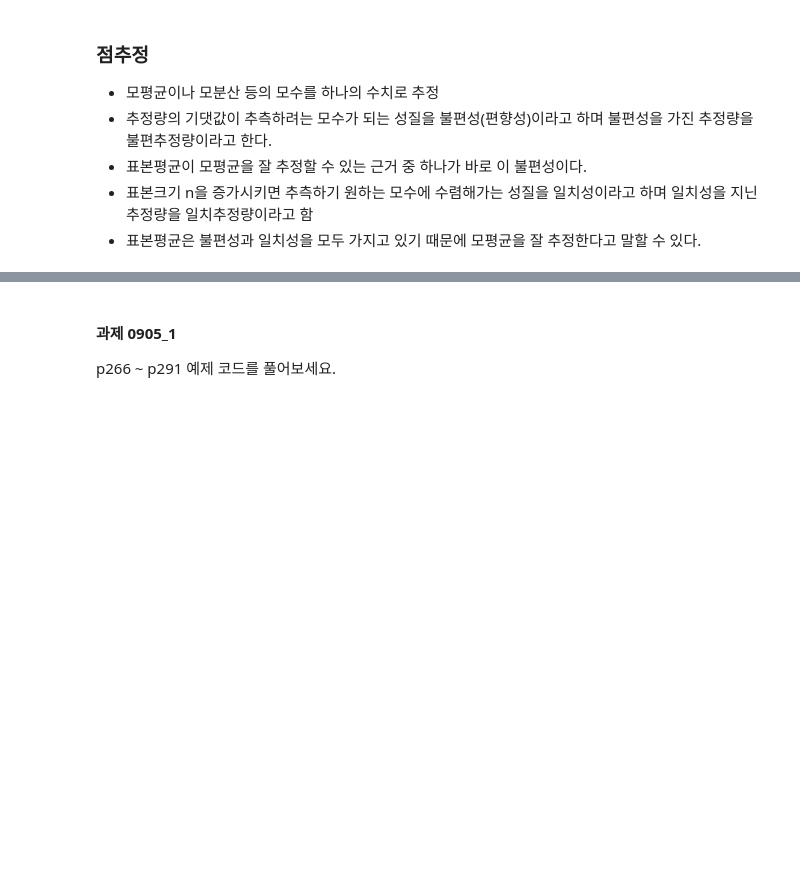
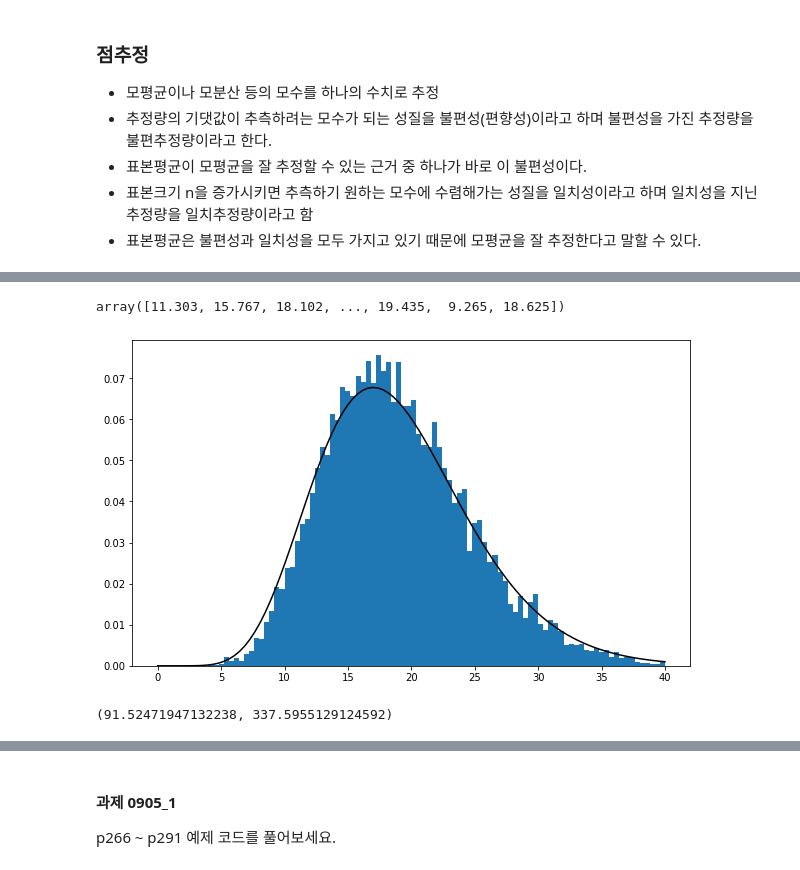
Before and after one commit to ddeodeok/cakd7, a Jupyter notebook: m3_통계/Stat_3.ipynb, the cells around one changed output, grey strips where cells are left out. Cells and saved outputs as stored; diff of their text form; code cells hidden in the pictures; blank space fills up the shorter version.

```diff
--- a/m3_통계/Stat_3.ipynb
+++ b/m3_통계/Stat_3.ipynb
@@ -106,0 +191,26 @@ np.var(scores)
+# %%
+sample_y = sample_u_vars * (n-1) / p_var
+sample_y
+# %% [output]
+array([11.303, 15.767, 18.102, ..., 19.435,  9.265, 18.625])
+# %%
+fig = plt.figure(figsize=(10, 6))
+ax = fig.add_subplot(111)
+
+xs = np.linspace(0, 40, 100)
+rv = stats.chi2(df=n-1)
+ax.plot(xs, rv.pdf(xs), color='k')
+hist, _, _ = ax.hist(sample_y, bins=100,
+                     range=(0, 40), density=True)
+
+plt.show()
+# %% [output]
+[figure, added]
+# %%
+rv = stats.chi2(df=n-1)
+lcl = (n-1) * u_var / rv.isf(0.025)
+hcl = (n-1) * u_var / rv.isf(0.975)
+
+lcl, hcl
+# %% [output]
+(91.52471947132238, 337.5955129124592)
```
Also changed, not shown: parts of 30 cells of this notebook, 26 other files.
